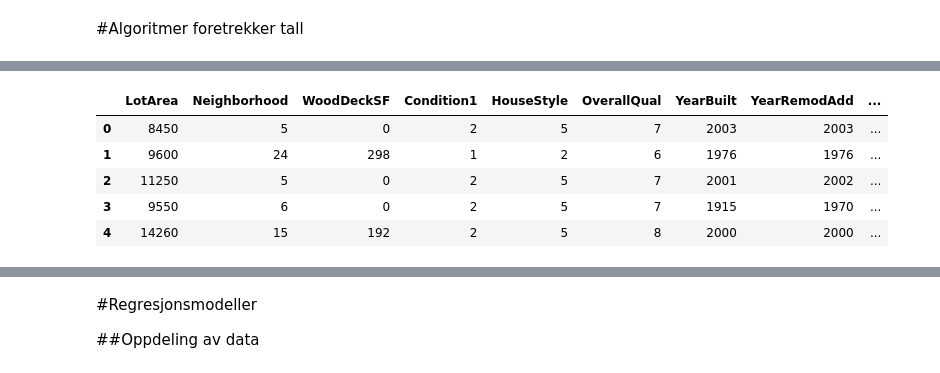
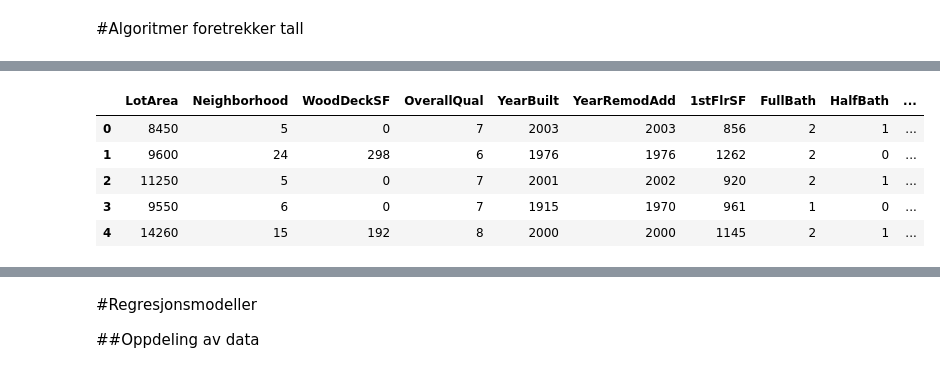
Before and after one commit to fabiansd/AI-workshop, a Jupyter notebook: House_price_prediction_showcase.ipynb, the cells around one changed output, grey strips where cells are left out. Saved outputs shown, nothing was run; the diff lists cells and outputs as text; code cells hidden in the pictures.

```diff
--- a/House_price_prediction_showcase.ipynb
+++ b/House_price_prediction_showcase.ipynb
@@ -25,7 +25,7 @@ urllib.request.urlretrieve("https://raw.githubusercontent.com/fabiansd/AI-worksh
 data = pd.read_csv('Melbourne_train.csv')
 
 # Velger kolonnene man ønsker i det nye datasettet
-aktuelle_kolonner = ['Id','LotArea','Neighborhood','WoodDeckSF','Condition1','HouseStyle','OverallQual','OverallCond','YearBuilt','YearRemodAdd','1stFlrSF','FullBath','HalfBath','BedroomAbvGr','Fence','KitchenAbvGr','TotRmsAbvGrd','GarageCars','GarageArea','Fireplaces','PoolArea','PoolQC','MoSold','YrSold']
+aktuelle_kolonner = ['Id','LotArea','Neighborhood','WoodDeckSF','Condition1','HouseStyle','LandContour','OverallQual','OverallCond','YearBuilt','YearRemodAdd','Heating','1stFlrSF','FullBath','HalfBath','BedroomAbvGr','Fence','KitchenAbvGr','TotRmsAbvGrd','GarageCars','GarageArea','Fireplaces','PoolArea','PoolQC','MoSold','YrSold']
 data_modell = data[aktuelle_kolonner]
 
 # Eksempel på generering av ny kolonne
@@ -103,7 +124,7 @@ Name: Fence, dtype: int64
 # %% [markdown]
 #Algoritmer foretrekker tall
 # %%
-
+from sklearn import preprocessing
 
 ## Oppretter encodere for de ulike kategoriene vi ønsker å transformere fra tekst til tall.
 Neighborhood_enc = preprocessing.LabelEncoder()
@@ -111,6 +132,8 @@ Condition1_enc = preprocessing.LabelEncoder()
 HouseStyle_enc = preprocessing.LabelEncoder()
 Fence_enc = preprocessing.LabelEncoder()
 PoolQualityCondition_enc = preprocessing.LabelEncoder()
+LandContour_enc = preprocessing.LabelEncoder()
+Heating_enc = preprocessing.LabelEncoder()
 
 ## Konverterer kolonnene som inneholder tekstverdier til tallverdier
 data_modell['Neighborhood'] = Neighborhood_enc.fit_transform(data_modell['Neighborhood'])
@@ -118,6 +141,8 @@ data_modell['Condition1'] = Condition1_enc.fit_transform(data_modell['Condition1
 data_modell['HouseStyle'] = HouseStyle_enc.fit_transform(data_modell['HouseStyle'])
 data_modell['Fence'] = Fence_enc.fit_transform(data_modell['Fence'])
 data_modell['PoolQC'] = PoolQualityCondition_enc.fit_transform(data_modell['PoolQC'])
+data_modell['LandContour'] = LandContour_enc.fit_transform(data_modell['LandContour'])
+data_modell['Heating'] = Heating_enc.fit_transform(data_modell['Heating'])
 
 #Skriver ut de 5 første radene
 data_modell.head(10)
@@ -159,15 +184,15 @@ sns.heatmap(corr, mask=mask, cmap=cmap,annot = True,fmt = ".2f", vmax=.3, center
 # %%
 
 # Vi dropper unyttige attributter
-data_modell_desilled = data_modell.drop(['Id','OverallCond','BedroomAbvGr','KitchenAbvGr','GarageArea','PoolArea','MoSold','YrSold'], axis=1)
+data_modell_desilled = data_modell.drop(['Id','OverallCond','Condition1','HouseStyle','LandContour','OverallCond','Heating','HouseAge','Fence','KitchenAbvGr','PoolArea','PoolQC','MoSold','YrSold'], axis=1)
 
 
 ## Sjekker at kolonnene med kategoriske features har fått tallverdier
 data_modell_desilled.head(5)
 # %% [output]
-|  | LotArea | Neighborhood | WoodDeckSF | Condition1 | HouseStyle | OverallQual | YearBuilt | YearRemodAdd | ... |
-| 0 | 8450 | 5 | 0 | 2 | 5 | 7 | 2003 | 2003 | ... |
-| 1 | 9600 | 24 | 298 | 1 | 2 | 6 | 1976 | 1976 | ... |
-| 2 | 11250 | 5 | 0 | 2 | 5 | 7 | 2001 | 2002 | ... |
-| 3 | 9550 | 6 | 0 | 2 | 5 | 7 | 1915 | 1970 | ... |
-| 4 | 14260 | 15 | 192 | 2 | 5 | 8 | 2000 | 2000 | ... |
+|  | LotArea | Neighborhood | WoodDeckSF | OverallQual | YearBuilt | YearRemodAdd | 1stFlrSF | FullBath | HalfBath | ... |
+| 0 | 8450 | 5 | 0 | 7 | 2003 | 2003 | 856 | 2 | 1 | ... |
+| 1 | 9600 | 24 | 298 | 6 | 1976 | 1976 | 1262 | 2 | 0 | ... |
+| 2 | 11250 | 5 | 0 | 7 | 2001 | 2002 | 920 | 2 | 1 | ... |
+| 3 | 9550 | 6 | 0 | 7 | 1915 | 1970 | 961 | 1 | 0 | ... |
+| 4 | 14260 | 15 | 192 | 8 | 2000 | 2000 | 1145 | 2 | 1 | ... |
```
Also changed, not shown: parts of 19 cells of this notebook.
